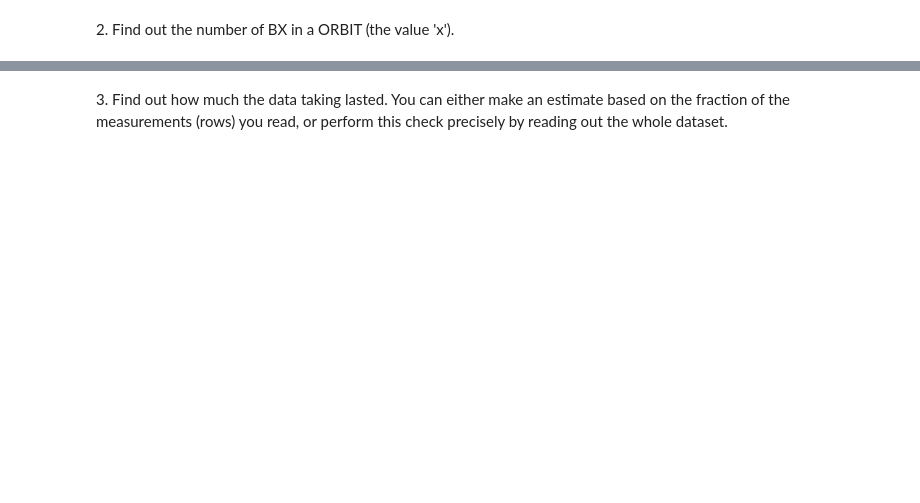
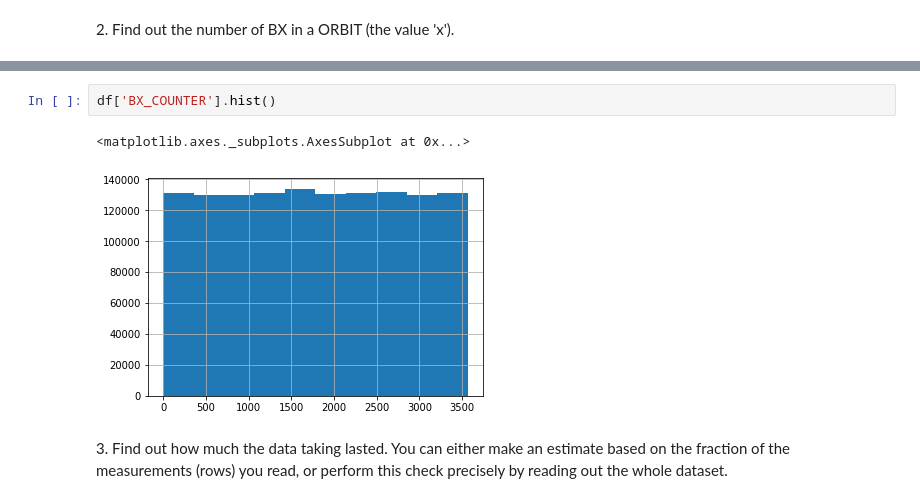
Before and after one commit to tommaso-bertola/LaboratoryOfComputationalPhysics_Y5, a Jupyter notebook: 06ex_Pandas.ipynb, the cells around one changed output, grey strips where cells are left out. Drawn from its saved outputs; the diff is of its cells as text; blank space fills up the shorter version.

```diff
--- a/06ex_Pandas.ipynb
+++ b/06ex_Pandas.ipynb
@@ -47,2 +44,7 @@ Name: ORBIT_CNT, Length: 111, dtype: int64
+# %%
+df['BX_COUNTER'].hist()
+# %% [output]
+<matplotlib.axes._subplots.AxesSubplot at 0x...>
+[figure, added]
 # %% [markdown]
 3\. Find out how much the data taking lasted. You can either make an estimate based on the fraction of the measurements (rows) you read, or perform this check precisely by reading out the whole dataset.
```
Also changed, not shown: parts of 16 cells of this notebook, 1 other file.
